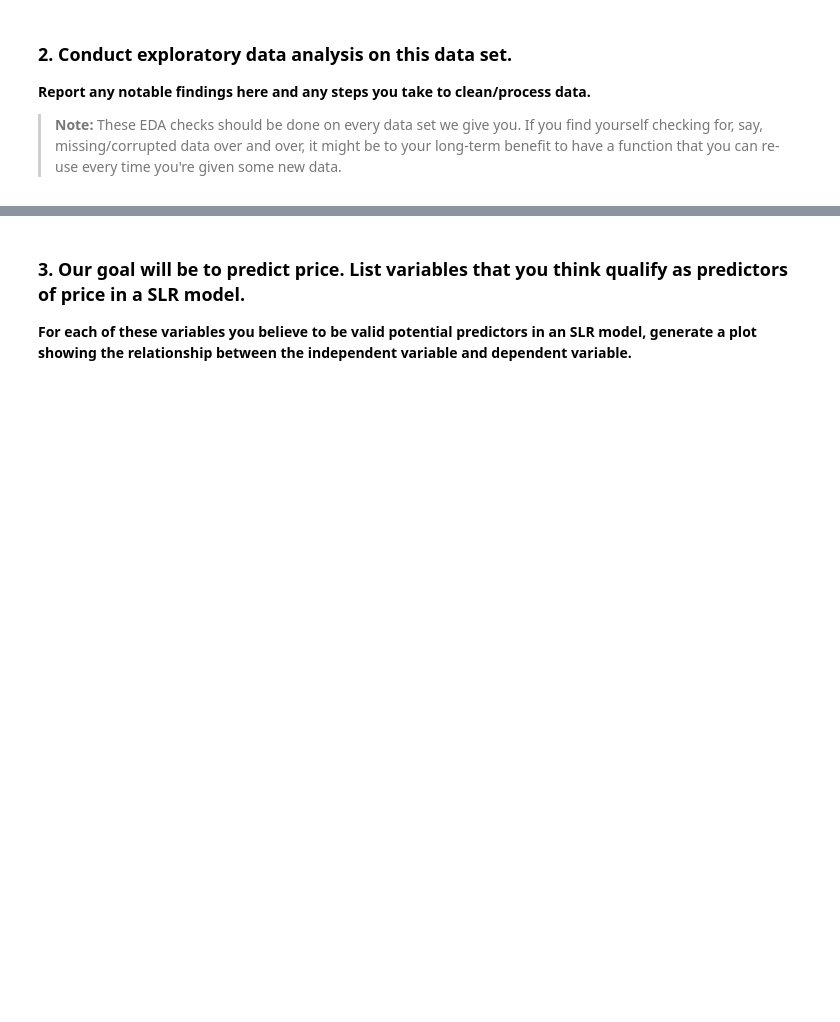
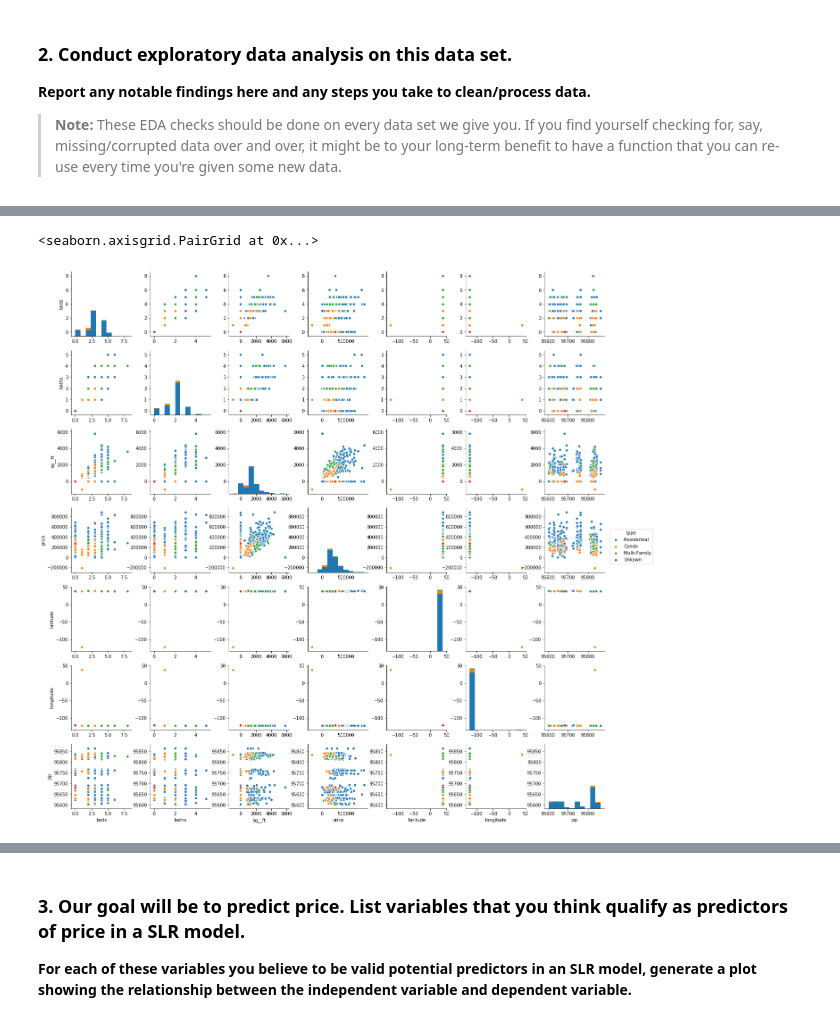
Before and after one commit to davidyan92/dsi, a Jupyter notebook: week-04/regression-simple_linear_regression-lab/simple-linear-regression-sacramento.ipynb, the cells around one changed output, grey strips where cells are left out. Drawn from its saved outputs; the diff is of its cells as text; code cells hidden in the pictures; blank space fills up the shorter version.

```diff
--- a/week-04/regression-simple_linear_regression-lab/simple-linear-regression-sacramento.ipynb
+++ b/week-04/regression-simple_linear_regression-lab/simple-linear-regression-sacramento.ipynb
@@ -30,0 +29,4 @@ import scipy.stats
+# %%
+# A:
+df = pd.read_csv(sac_csv)
+df.head()
@@ -30,0 +40,5 @@ import scipy.stats
+# %%
+sns.pairplot(data=df[['beds', 'baths', 'sq__ft', 'price', 'latitude', 'longitude', 'type']], hue='type')
+# %% [output]
+<seaborn.axisgrid.PairGrid at 0x...>
+[figure, added]
```
Also changed, not shown: parts of 4 cells of this notebook, 1 other file.
